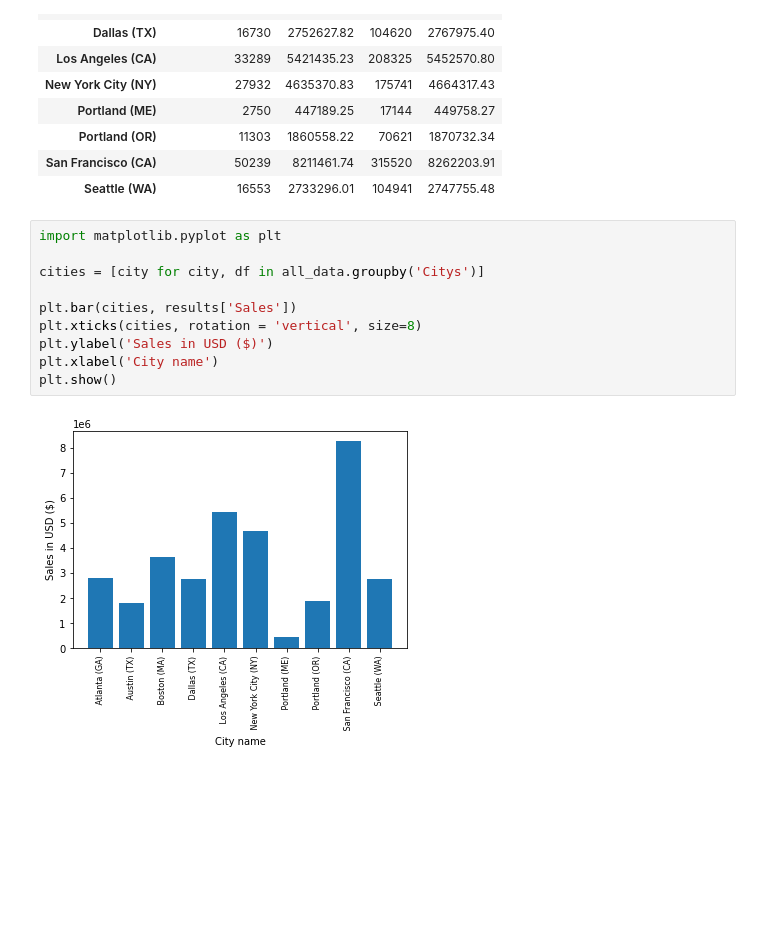
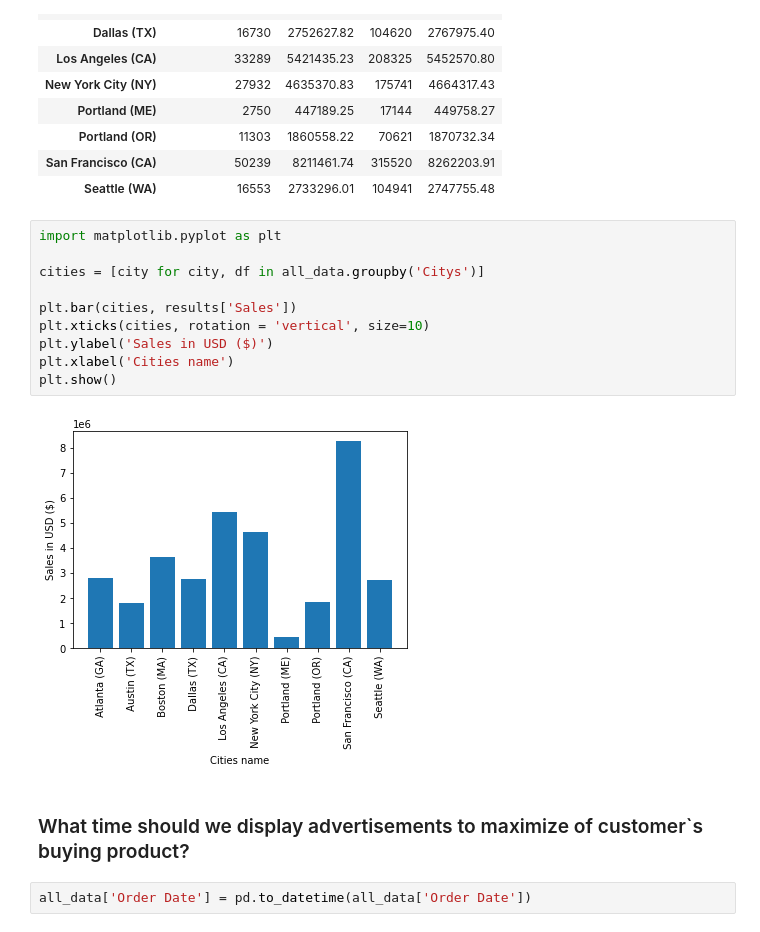
Before and after one commit to JMustang/data_science, a Jupyter notebook: dataScienceClass.ipynb, the cells around one changed output. Drawn from its saved outputs; the diff is of its cells as text; blank space fills up the shorter version.

```diff
--- a/dataScienceClass.ipynb
+++ b/dataScienceClass.ipynb
@@ -150,12 +150,16 @@ results
 # %%
 import matplotlib.pyplot as plt
 
 cities = [city for city, df in all_data.groupby('Citys')]
 
 plt.bar(cities, results['Sales'])
-plt.xticks(cities, rotation = 'vertical', size=8)
+plt.xticks(cities, rotation = 'vertical', size=10)
 plt.ylabel('Sales in USD ($)')
-plt.xlabel('City name')
+plt.xlabel('Cities name')
 plt.show()
 # %% [output]
-[figure, old version]
+[figure, new version]
+# %% [markdown]
+### What time should we display advertisements to maximize of customer`s buying product?
+# %%
+all_data['Order Date'] = pd.to_datetime(all_data['Order Date'])
```
Also changed, not shown: parts of 2 cells of this notebook.
